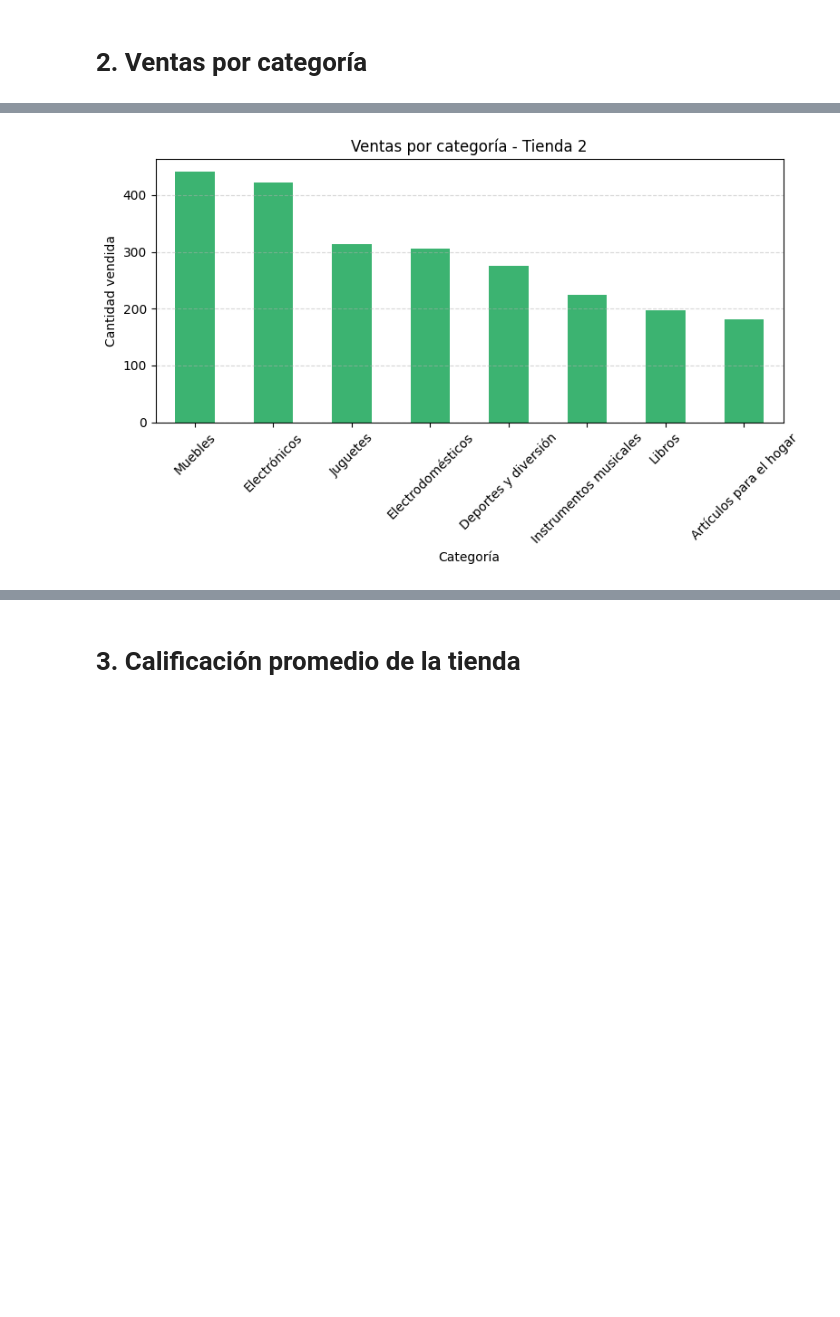
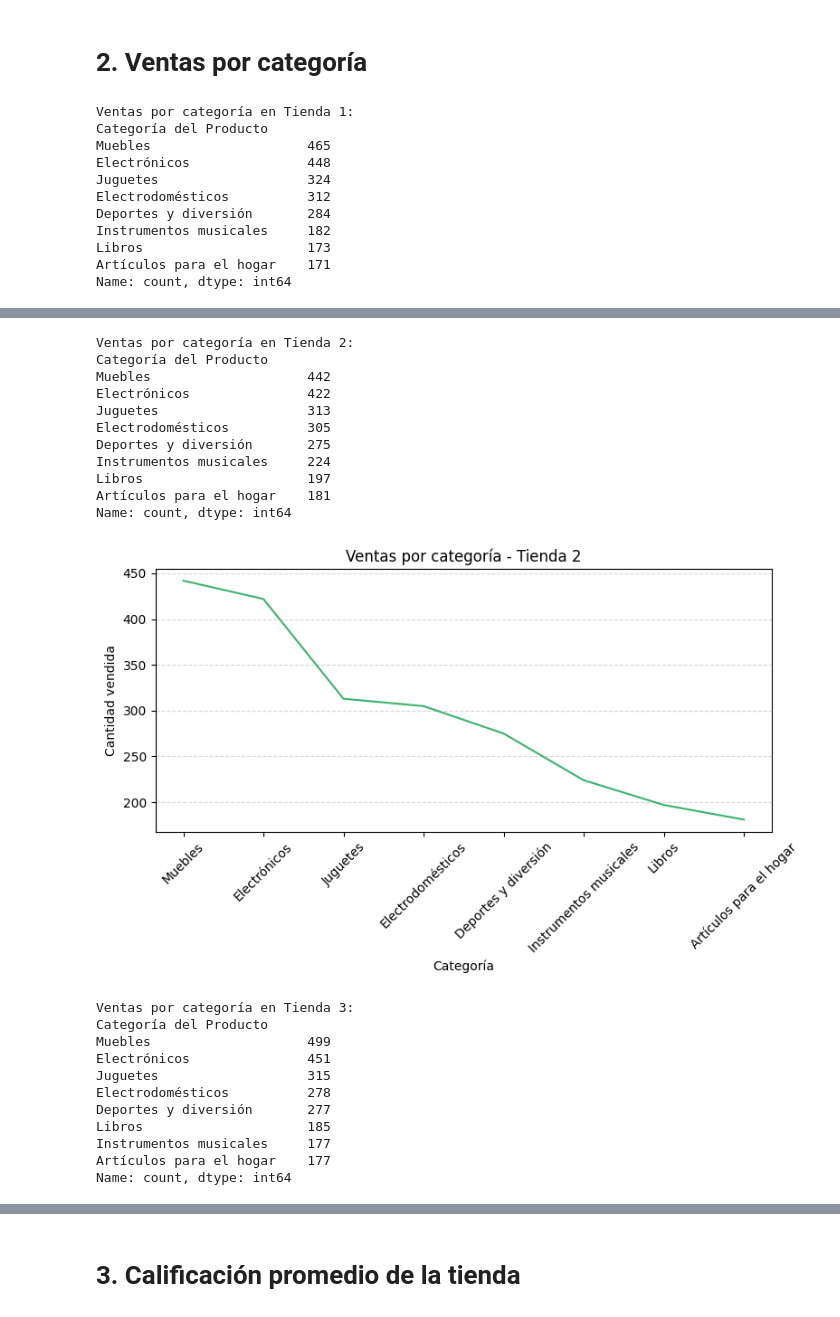
Before and after one commit to Monica-Restrepo/Challenge1_Data_Science, a Jupyter notebook: AluraStoreLatam.ipynb, the cells around one changed output, grey strips where cells are left out. Drawn from its saved outputs; the diff is of its cells as text; code cells hidden in the pictures; blank space fills up the shorter version.

```diff
--- a/AluraStoreLatam.ipynb
+++ b/AluraStoreLatam.ipynb
@@ -66,9 +66,12 @@ def analizar_ventas_categoria(df, nombres_tiendas, color='cornflowerblue'):
 
     ventas_por_categoria = df['Categoría del Producto'].value_counts()
 
+    print(f"Ventas por categoría en {nombres_tiendas}:")
+    print(ventas_por_categoria)
+
     # Crear el gráfico
     plt.figure(figsize=(8, 5))
-    ventas_por_categoria.plot(kind='bar', color=color)
+    ventas_por_categoria.plot(kind='line', color=color)
     plt.title(f'Ventas por categoría - {nombres_tiendas}')
     plt.xlabel('Categoría')
     plt.ylabel('Cantidad vendida')
@@ -105,3 +108,14 @@ plt.grid(axis='y', linestyle='--', alpha=0.5)
 plt.tight_layout()
 plt.show()
 # %% [output]
+Ventas por categoría en Tienda 1:
+Categoría del Producto
+Muebles                    465
+Electrónicos               448
+Juguetes                   324
+Electrodomésticos          312
+Deportes y diversión       284
+Instrumentos musicales     182
+Libros                     173
+Artículos para el hogar    171
+Name: count, dtype: int64
@@ -109 +123,23 @@ plt.show()
+Ventas por categoría en Tienda 2:
+Categoría del Producto
+Muebles                    442
+Electrónicos               422
+Juguetes                   313
+Electrodomésticos          305
+Deportes y diversión       275
+Instrumentos musicales     224
+Libros                     197
+Artículos para el hogar    181
+Name: count, dtype: int64
-[figure, old version]
+[figure, new version]
+Ventas por categoría en Tienda 3:
+Categoría del Producto
+Muebles                    499
+Electrónicos               451
+Juguetes                   315
+Electrodomésticos          278
+Deportes y diversión       277
+Libros                     185
+Instrumentos musicales     177
+Artículos para el hogar    177
+Name: count, dtype: int64
```
Also changed, not shown: parts of 7 cells of this notebook.
